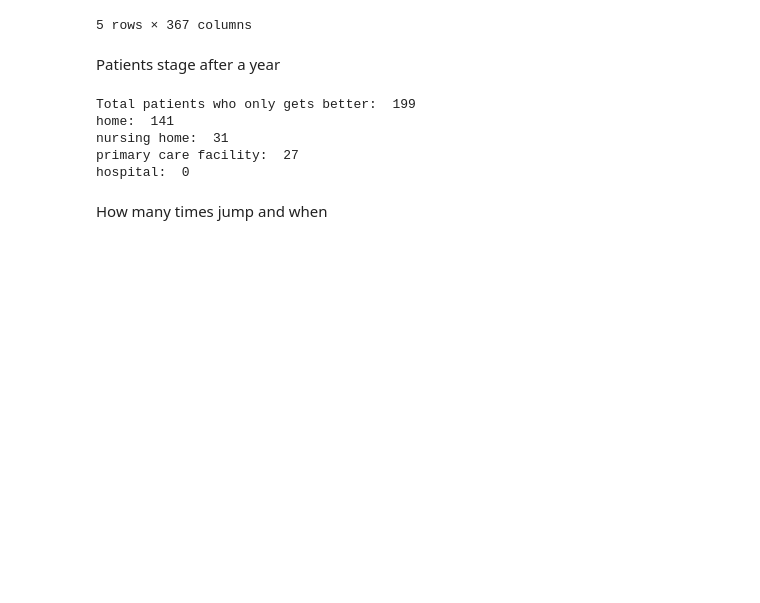
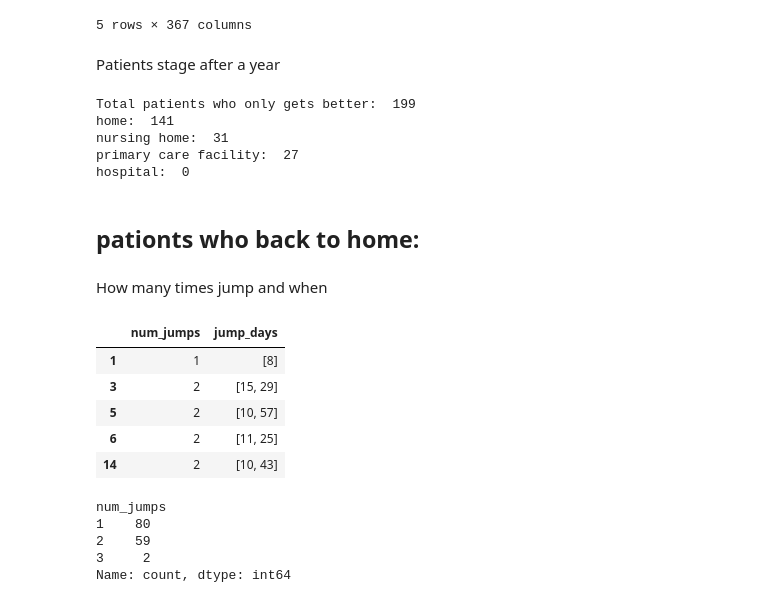
Before and after one commit to SaraGhR/hip-fracture-care-episodes, a Jupyter notebook: hip_fracture_analyzing_clustering.ipynb, the cells around one changed output. Drawn from its saved outputs; the diff is of its cells as text; code cells hidden in the pictures; blank space fills up the shorter version.

```diff
--- a/hip_fracture_analyzing_clustering.ipynb
+++ b/hip_fracture_analyzing_clustering.ipynb
@@ -257,5 +257,38 @@ home:  141
 nursing home:  31
 primary care facility:  27
 hospital:  0
+# %% [markdown]
+## pationts who back to home:
 # %% [markdown]
 How many times jump and when
+# %%
+# Function to get jumps info
+def get_jumps(row):
+    values = row.values
+    diffs = np.diff(values)
+
+    jump_days = np.where(diffs < 0)[0] + 2  # +2 : diff shifts (1) and day starts at S1
+    num_jumps = len(jump_days)
+
+    return pd.Series([num_jumps, jump_days], index=["num_jumps", "jump_days"])
+
+# delet ID and cluster
+jump_info = OGB[OGB["S365"]==0].drop(["ID", "cluster"], axis=1).apply(get_jumps, axis=1)
+
+# Show result
+jump_info.head()
+# %% [output]
+|  | num_jumps | jump_days |
+| 1 | 1 | [8] |
+| 3 | 2 | [15, 29] |
+| 5 | 2 | [10, 57] |
+| 6 | 2 | [11, 25] |
+| 14 | 2 | [10, 43] |
+# %%
+print(jump_info["num_jumps"].value_counts())
+# %% [output]
+num_jumps
+1    80
+2    59
+3     2
+Name: count, dtype: int64
```
Also changed, not shown: parts of 5 cells of this notebook.
